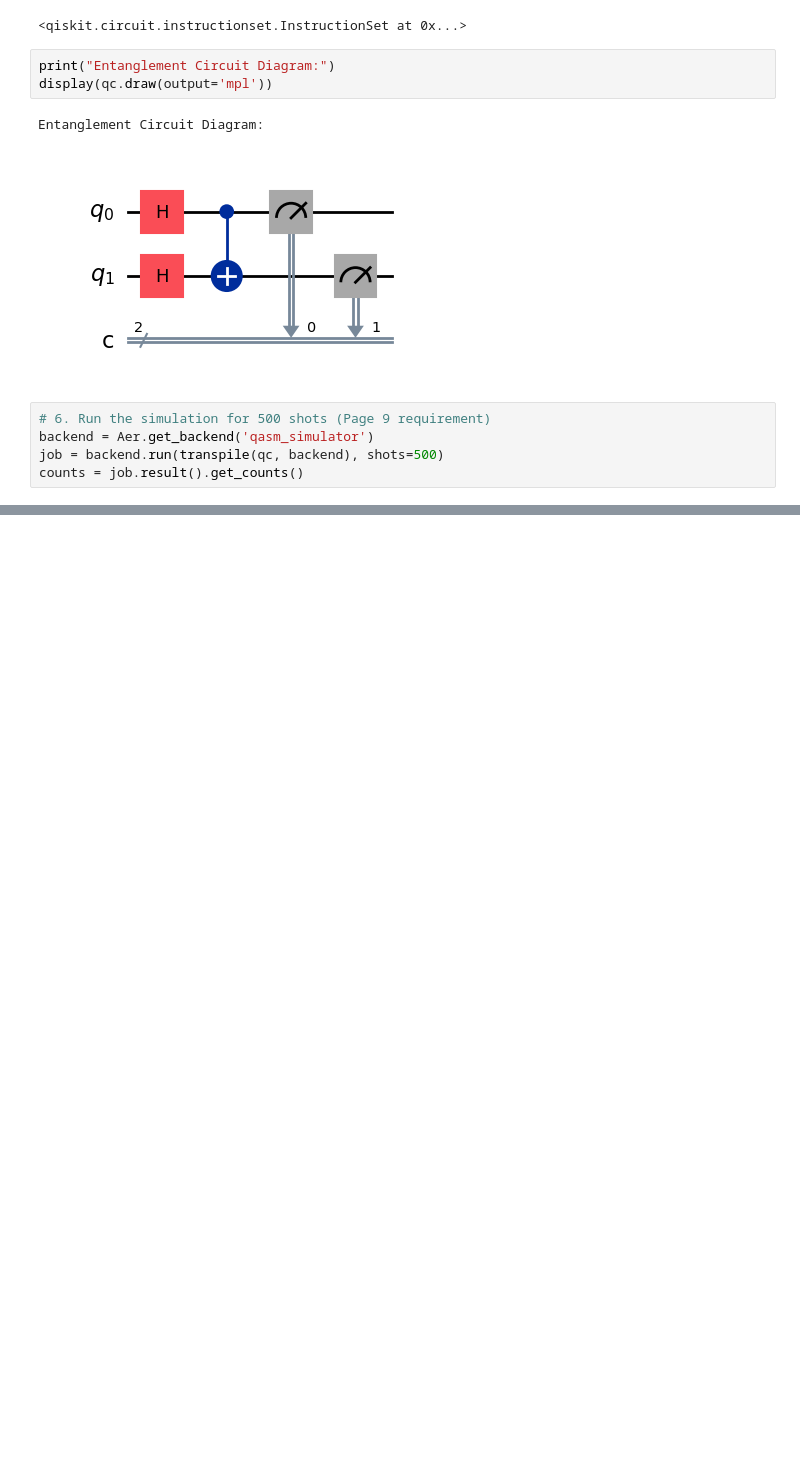
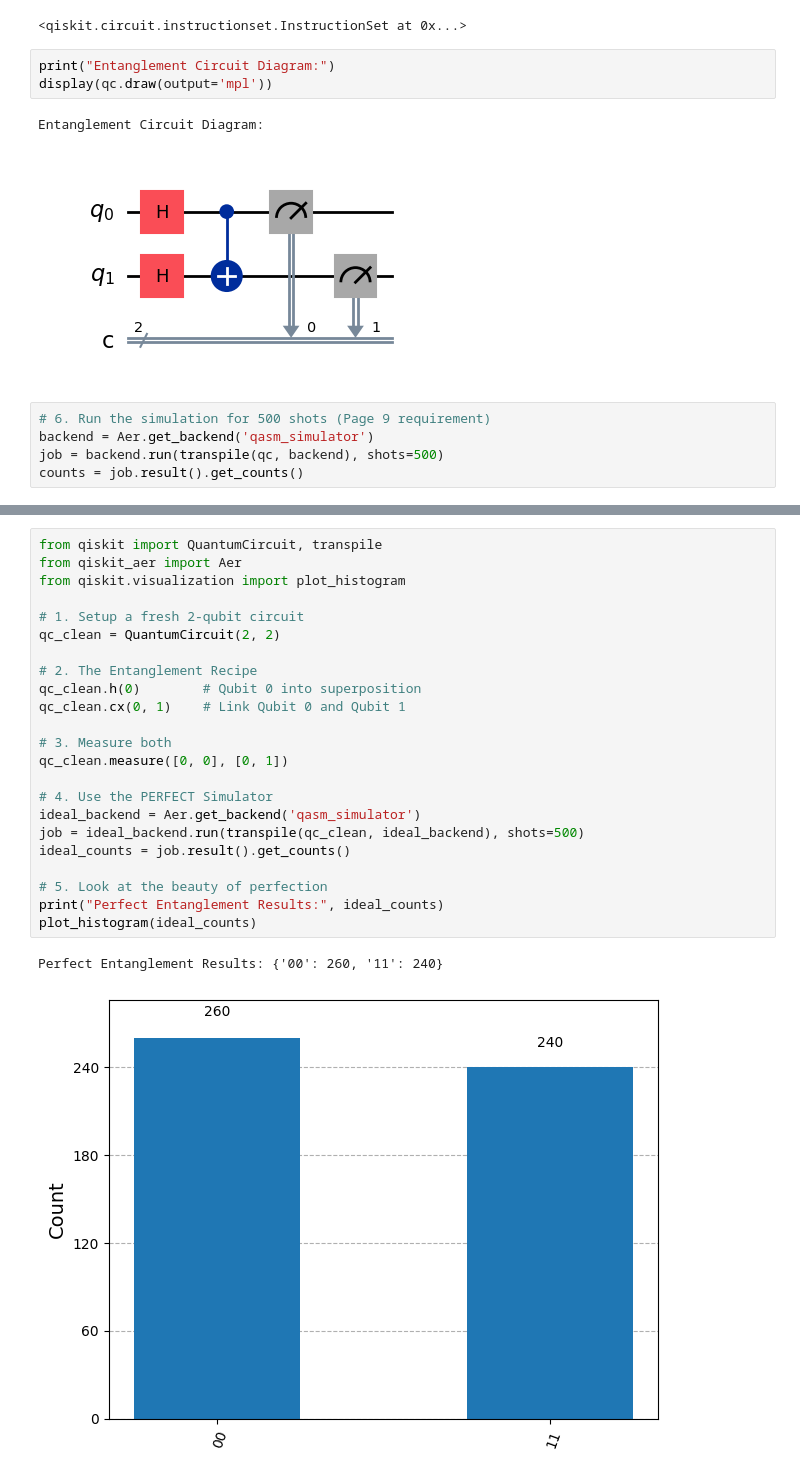
Before and after one commit to Timd3r/postCommenCore, a Jupyter notebook: Ftl_quantum/ex01.ipynb, the cells around one changed output, grey strips where cells are left out. Cells and saved outputs as stored; diff of their text form; blank space fills up the shorter version.

```diff
--- a/Ftl_quantum/ex01.ipynb
+++ b/Ftl_quantum/ex01.ipynb
@@ -75,0 +79,26 @@ Measurement Results (500 shots): {'00': 130, '10': 115, '01': 125, '11': 130}
+# %%
+from qiskit import QuantumCircuit, transpile
+from qiskit_aer import Aer
+from qiskit.visualization import plot_histogram
+
+# 1. Setup a fresh 2-qubit circuit
+qc_clean = QuantumCircuit(2, 2)
+
+# 2. The Entanglement Recipe
+qc_clean.h(0)        # Qubit 0 into superposition
+qc_clean.cx(0, 1)    # Link Qubit 0 and Qubit 1
+
+# 3. Measure both
+qc_clean.measure([0, 0], [0, 1])
+
+# 4. Use the PERFECT Simulator
+ideal_backend = Aer.get_backend('qasm_simulator')
+job = ideal_backend.run(transpile(qc_clean, ideal_backend), shots=500)
+ideal_counts = job.result().get_counts()
+
+# 5. Look at the beauty of perfection
+print("Perfect Entanglement Results:", ideal_counts)
+plot_histogram(ideal_counts)
+# %% [output]
+Perfect Entanglement Results: {'00': 260, '11': 240}
+[figure, added]
```
Also changed, not shown: parts of 3 cells of this notebook, 1 other file.
